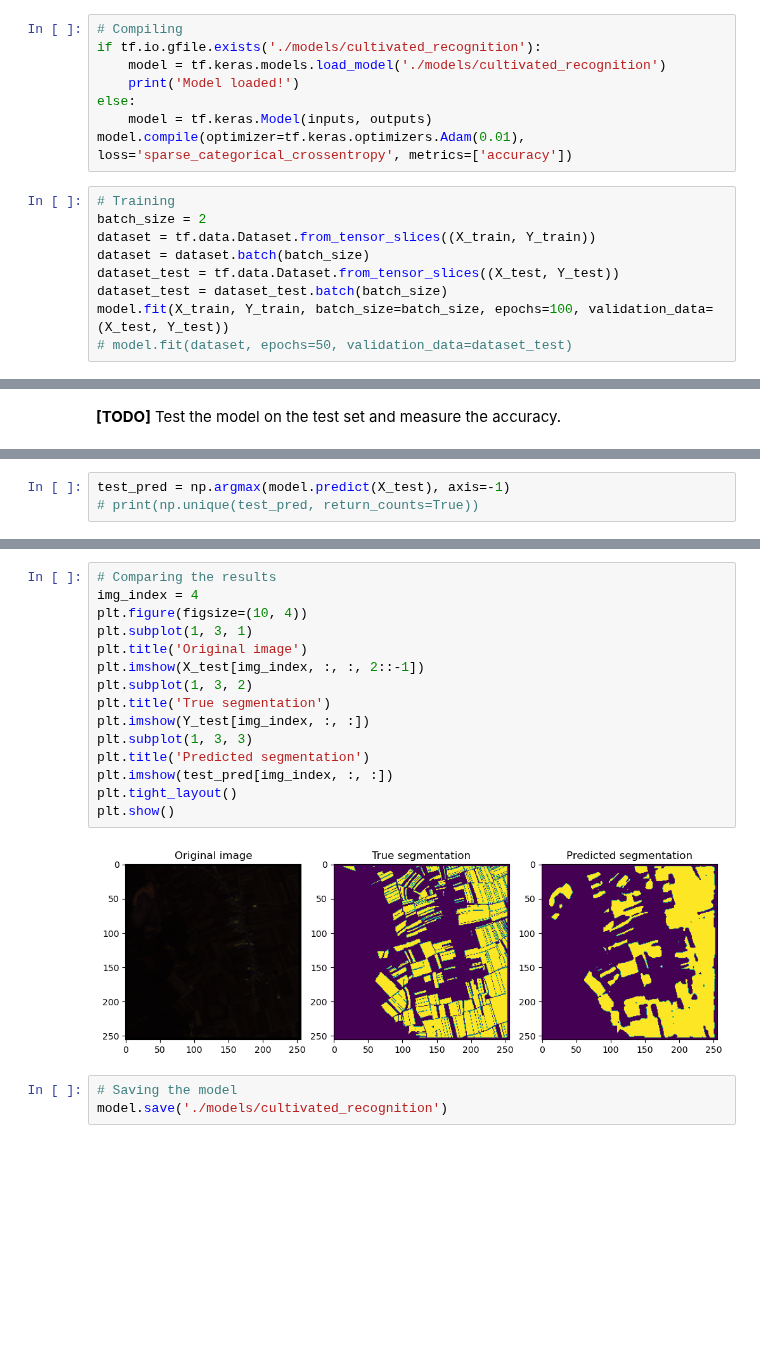
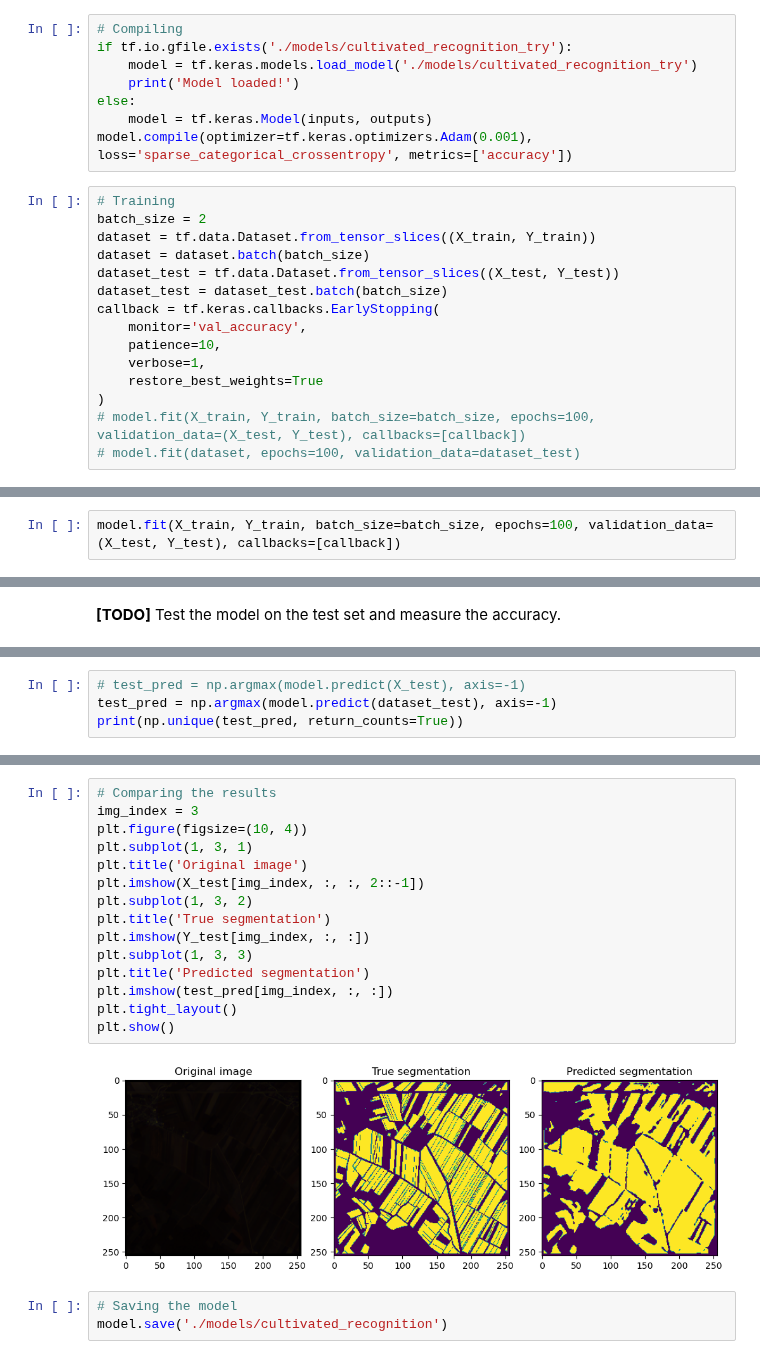
Before and after one commit to steurendo/SLNN, a Jupyter notebook: NN/Lab3/Lab3.ipynb, the cells around one changed output, grey strips where cells are left out. Cells and saved outputs as stored; diff of their text form; blank space fills up the shorter version.

```diff
--- a/NN/Lab3/Lab3.ipynb
+++ b/NN/Lab3/Lab3.ipynb
@@ -132,12 +134,12 @@ Shape of the output: (256, 256, 3)
 **[TODO]** Compile and train the model (might take some time...)
 # %%
 # Compiling
-if tf.io.gfile.exists('./models/cultivated_recognition'):
-    model = tf.keras.models.load_model('./models/cultivated_recognition')
+if tf.io.gfile.exists('./models/cultivated_recognition_try'):
+    model = tf.keras.models.load_model('./models/cultivated_recognition_try')
     print('Model loaded!')
 else:
     model = tf.keras.Model(inputs, outputs)
-model.compile(optimizer=tf.keras.optimizers.Adam(0.01), loss='sparse_categorical_crossentropy', metrics=['accuracy'])
+model.compile(optimizer=tf.keras.optimizers.Adam(0.001), loss='sparse_categorical_crossentropy', metrics=['accuracy'])
 # %%
 # Training
 batch_size = 2
@@ -145,5 +147,11 @@ dataset = tf.data.Dataset.from_tensor_slices((X_train, Y_train))
 dataset = dataset.batch(batch_size)
 dataset_test = tf.data.Dataset.from_tensor_slices((X_test, Y_test))
 dataset_test = dataset_test.batch(batch_size)
-model.fit(X_train, Y_train, batch_size=batch_size, epochs=100, validation_data=(X_test, Y_test))
-# model.fit(dataset, epochs=50, validation_data=dataset_test)
+callback = tf.keras.callbacks.EarlyStopping(
+    monitor='val_accuracy',
+    patience=10,
+    verbose=1,
+    restore_best_weights=True
+)
+# model.fit(X_train, Y_train, batch_size=batch_size, epochs=100, validation_data=(X_test, Y_test), callbacks=[callback])
+# model.fit(dataset, epochs=100, validation_data=dataset_test)
@@ -168,0 +158,2 @@ KeyboardInterrupt:
+# %%
+model.fit(X_train, Y_train, batch_size=batch_size, epochs=100, validation_data=(X_test, Y_test), callbacks=[callback])
@@ -176,4 +200,5 @@ model.evaluate(X_test, Y_test)
 # %%
-test_pred = np.argmax(model.predict(X_test), axis=-1)
-# print(np.unique(test_pred, return_counts=True))
+# test_pred = np.argmax(model.predict(X_test), axis=-1)
+test_pred = np.argmax(model.predict(dataset_test), axis=-1)
+print(np.unique(test_pred, return_counts=True))
 # %% [output]
@@ -181,20 +207,20 @@ test_pred = np.argmax(model.predict(X_test), axis=-1)
 # %%
 # Comparing the results
-img_index = 4
+img_index = 3
 plt.figure(figsize=(10, 4))
 plt.subplot(1, 3, 1)
 plt.title('Original image')
 plt.imshow(X_test[img_index, :, :, 2::-1])
 plt.subplot(1, 3, 2)
 plt.title('True segmentation')
 plt.imshow(Y_test[img_index, :, :])
 plt.subplot(1, 3, 3)
 plt.title('Predicted segmentation')
 plt.imshow(test_pred[img_index, :, :])
 plt.tight_layout()
 plt.show()
 # %% [output]
-[figure, old version]
+[figure, new version]
 # %%
 # Saving the model
 model.save('./models/cultivated_recognition')
```
Also changed, not shown: parts of 8 cells of this notebook, 1 other file.
